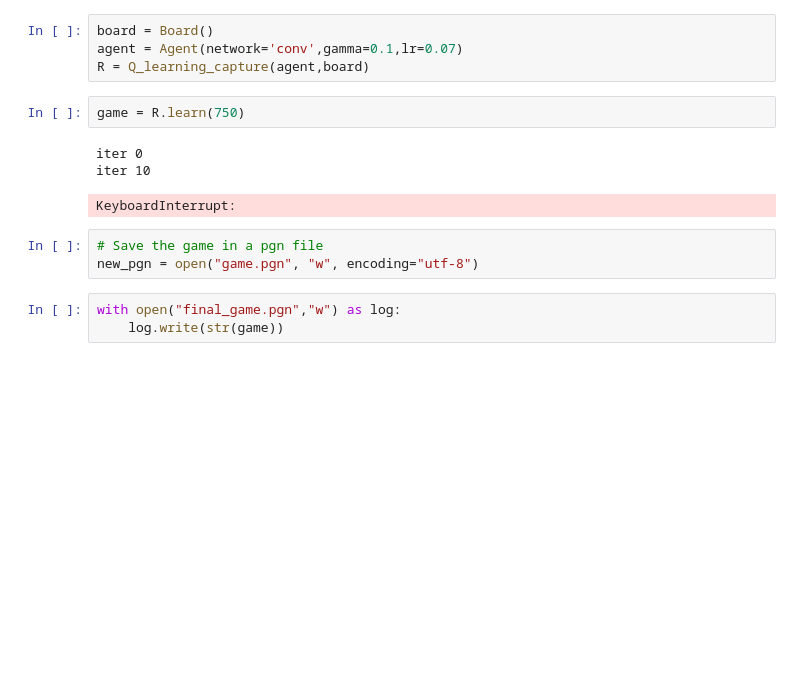
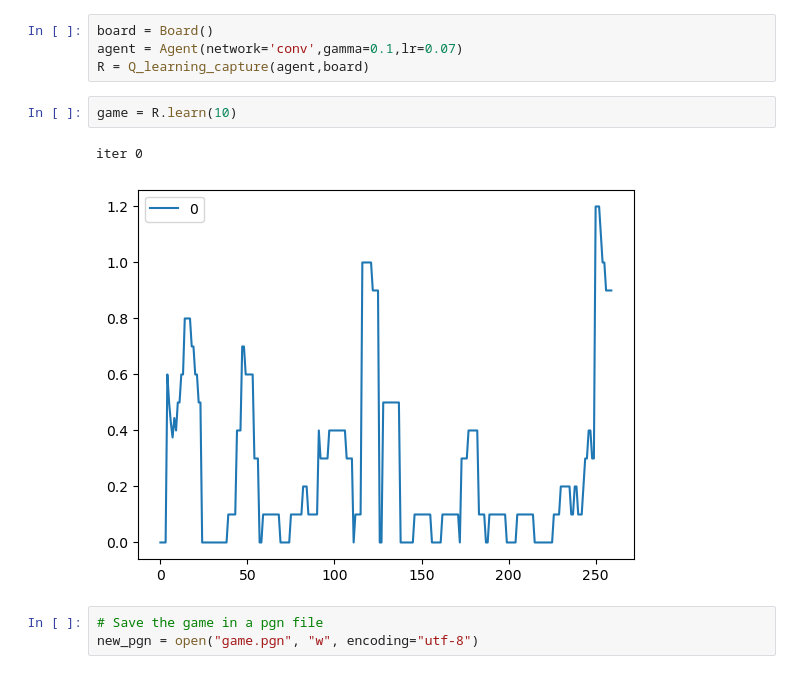
Before and after one commit to valinsogna/ReinForceMate, a Jupyter notebook: run_capture.ipynb, the cells around one changed output. Drawn from its saved outputs; the diff is of its cells as text; blank space fills up the shorter version.

```diff
--- a/run_capture.ipynb
+++ b/run_capture.ipynb
@@ -20,14 +20,10 @@ board = Board()
 agent = Agent(network='conv',gamma=0.1,lr=0.07)
 R = Q_learning_capture(agent,board)
 # %%
-game = R.learn(750)
+game = R.learn(10)
 # %% [output]
 iter 0
-iter 10
-KeyboardInterrupt:
+[figure, added]
 # %%
 # Save the game in a pgn file
 new_pgn = open("game.pgn", "w", encoding="utf-8")
-# %%
-with open("final_game.pgn","w") as log:
-    log.write(str(game))
```
Also changed, not shown: parts of 4 cells of this notebook, 2 other files.
